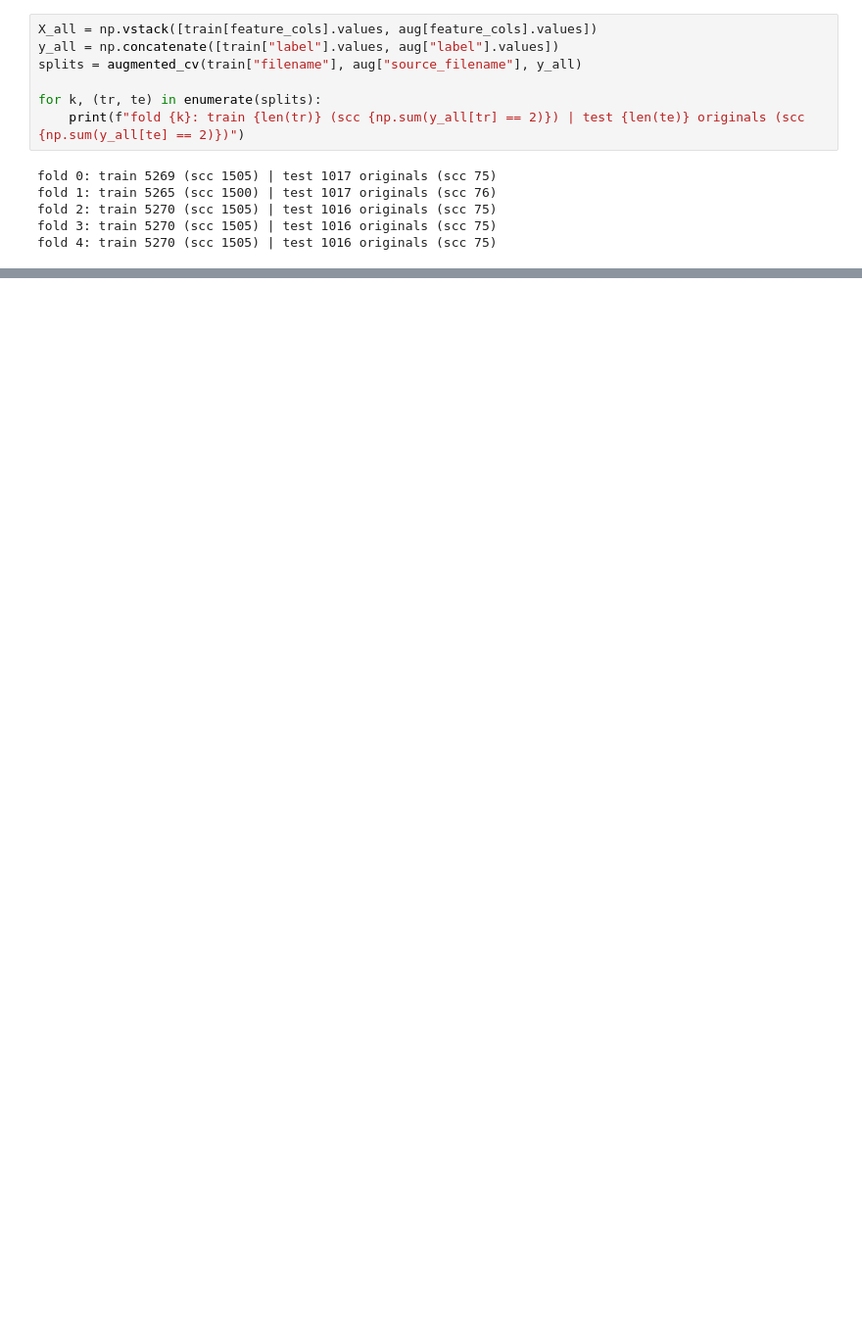
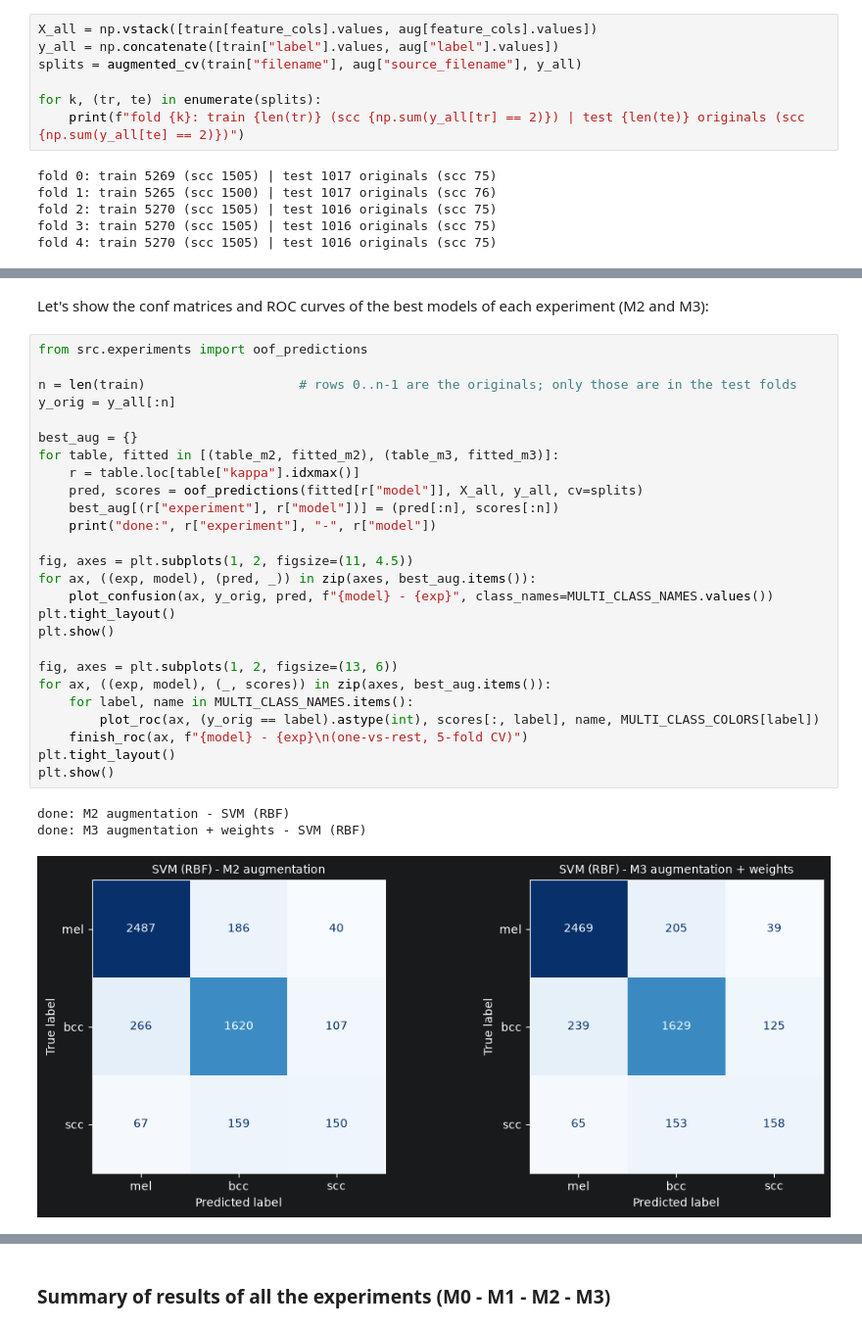
Before and after one commit to WillyWill20/Project-1-CAD, a Jupyter notebook: notebooks/multiclass-augmentation.ipynb, the cells around one changed output, grey strips where cells are left out. Shown at 98% size. Cells and saved outputs as stored; diff of their text form; blank space fills up the shorter version.

Commit message:
Building a proper multiclass solution now well done

```diff
--- a/notebooks/multiclass-augmentation.ipynb
+++ b/notebooks/multiclass-augmentation.ipynb
@@ -98,0 +181,32 @@ show(table_m3, task="multiclass")
+# %% [markdown]
+Let's show the conf matrices and ROC curves of the best models of each experiment (M2 and M3):
+# %%
+from src.experiments import oof_predictions
+
+n = len(train)                    # rows 0..n-1 are the originals; only those are in the test folds
+y_orig = y_all[:n]
+
+best_aug = {}
+for table, fitted in [(table_m2, fitted_m2), (table_m3, fitted_m3)]:
+    r = table.loc[table["kappa"].idxmax()]
+    pred, scores = oof_predictions(fitted[r["model"]], X_all, y_all, cv=splits)
+    best_aug[(r["experiment"], r["model"])] = (pred[:n], scores[:n])
+    print("done:", r["experiment"], "-", r["model"])
+
+fig, axes = plt.subplots(1, 2, figsize=(11, 4.5))
+for ax, ((exp, model), (pred, _)) in zip(axes, best_aug.items()):
+    plot_confusion(ax, y_orig, pred, f"{model} - {exp}", class_names=MULTI_CLASS_NAMES.values())
+plt.tight_layout()
+plt.show()
+
+fig, axes = plt.subplots(1, 2, figsize=(13, 6))
+for ax, ((exp, model), (_, scores)) in zip(axes, best_aug.items()):
+    for label, name in MULTI_CLASS_NAMES.items():
+        plot_roc(ax, (y_orig == label).astype(int), scores[:, label], name, MULTI_CLASS_COLORS[label])
+    finish_roc(ax, f"{model} - {exp}\n(one-vs-rest, 5-fold CV)")
+plt.tight_layout()
+plt.show()
+# %% [output]
+done: M2 augmentation - SVM (RBF)
+done: M3 augmentation + weights - SVM (RBF)
+[figure, added]
@@ -99,3 +214,5 @@ show(table_m3, task="multiclass")
+# %% [markdown]
+### Summary of results of all the experiments (M0 - M1 - M2 - M3)
 # %%
 baseline = pd.read_csv(RESULTS_DIR / "multi_exp_baseline.csv")
 table_aug = pd.concat([table_m2, table_m3], ignore_index=True)
```
Also changed, not shown: parts of 21 cells of this notebook, 5 other files.
